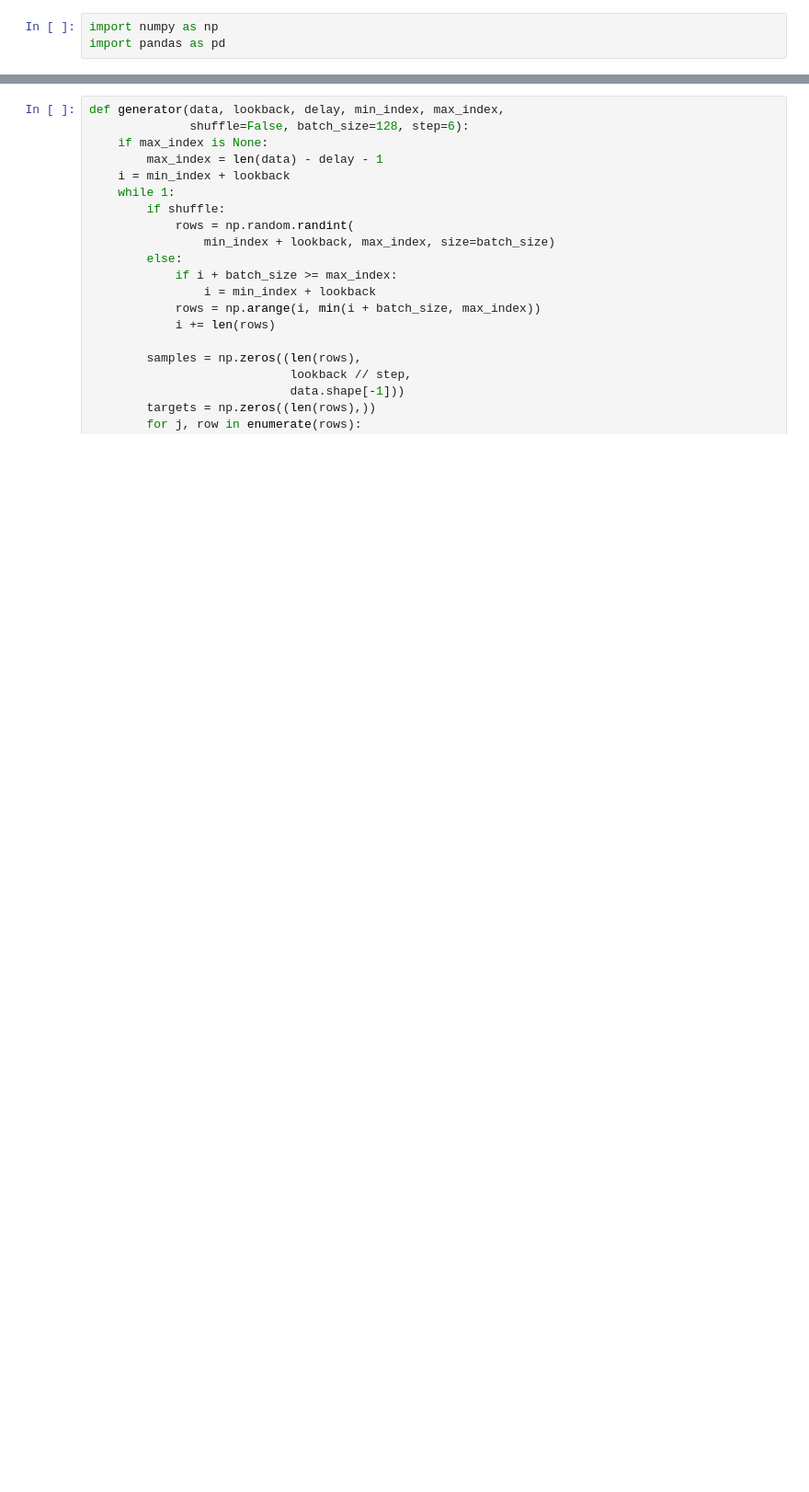
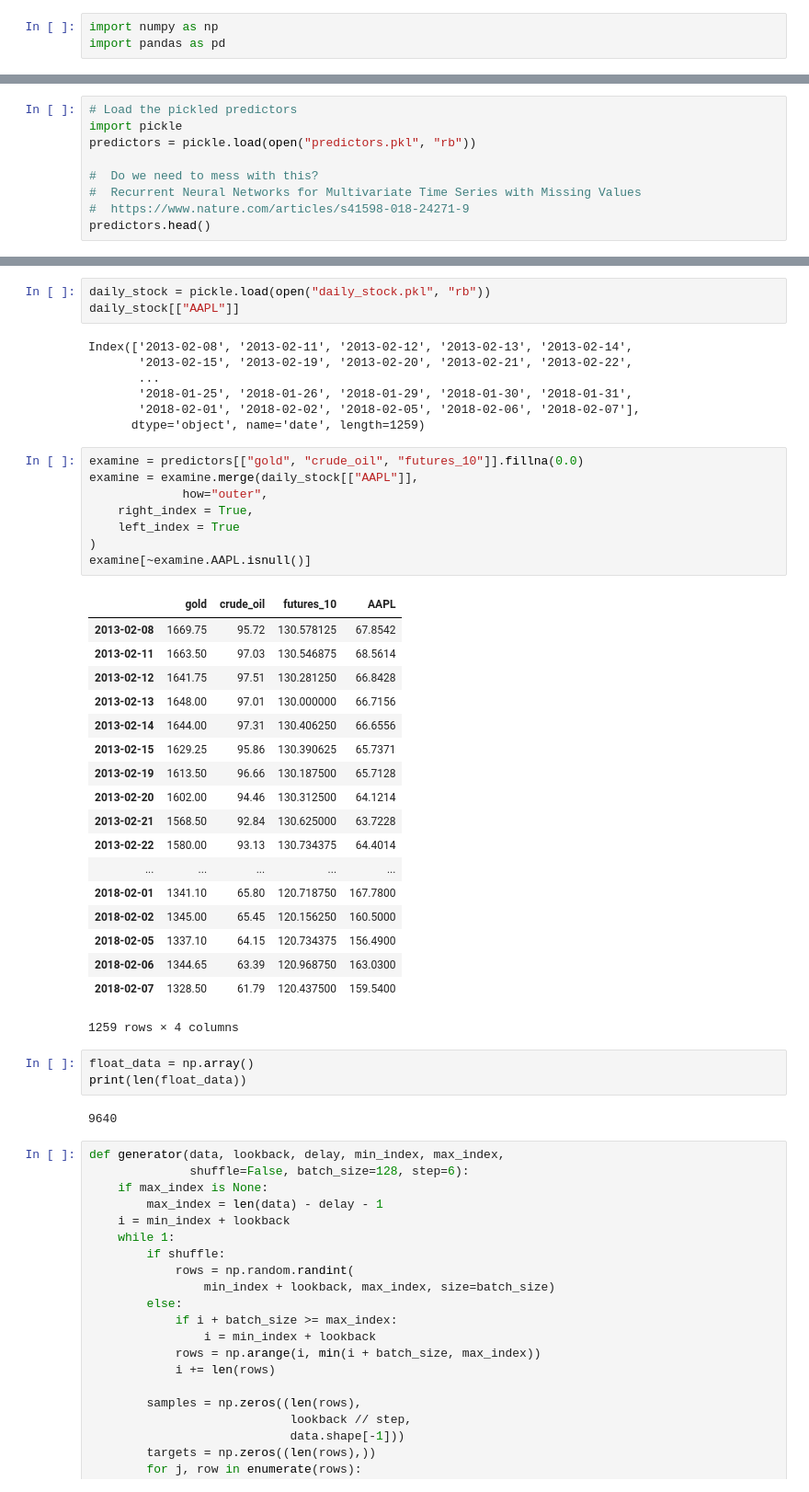
Before and after one commit to c-hamilton/data301_project, a Jupyter notebook: RNN.ipynb, the cells around one changed output, grey strips where cells are left out. Shown at 92% size. Saved outputs shown, nothing was run; the diff lists cells and outputs as text; blank space fills up the shorter version.

```diff
--- a/RNN.ipynb
+++ b/RNN.ipynb
@@ -13,0 +4,9 @@ float_data = np.array(aapl[["change", "volume"]])
+# %%
+# Load the pickled predictors
+import pickle
+predictors = pickle.load(open("predictors.pkl", "rb"))
+
+#  Do we need to mess with this?
+#  Recurrent Neural Networks for Multivariate Time Series with Missing Values
+#  https://www.nature.com/articles/s41598-018-24271-9
+predictors.head()
@@ -14,3 +21,45 @@ float_data = np.array(aapl[["change", "volume"]])
+# %%
+daily_stock = pickle.load(open("daily_stock.pkl", "rb"))
+daily_stock[["AAPL"]]
+# %% [output]
+Index(['2013-02-08', '2013-02-11', '2013-02-12', '2013-02-13', '2013-02-14',
+       '2013-02-15', '2013-02-19', '2013-02-20', '2013-02-21', '2013-02-22',
+       ...
+       '2018-01-25', '2018-01-26', '2018-01-29', '2018-01-30', '2018-01-31',
+       '2018-02-01', '2018-02-02', '2018-02-05', '2018-02-06', '2018-02-07'],
+      dtype='object', name='date', length=1259)
+# %%
+examine = predictors[["gold", "crude_oil", "futures_10"]].fillna(0.0)
+examine = examine.merge(daily_stock[["AAPL"]],
+             how="outer",
+    right_index = True,
+    left_index = True
+)
+examine[~examine.AAPL.isnull()]
+# %% [output]
+|  | gold | crude_oil | futures_10 | AAPL |
+| 2013-02-08 | 1669.75 | 95.72 | 130.578125 | 67.8542 |
+| 2013-02-11 | 1663.50 | 97.03 | 130.546875 | 68.5614 |
+| 2013-02-12 | 1641.75 | 97.51 | 130.281250 | 66.8428 |
+| 2013-02-13 | 1648.00 | 97.01 | 130.000000 | 66.7156 |
+| 2013-02-14 | 1644.00 | 97.31 | 130.406250 | 66.6556 |
+| 2013-02-15 | 1629.25 | 95.86 | 130.390625 | 65.7371 |
+| 2013-02-19 | 1613.50 | 96.66 | 130.187500 | 65.7128 |
+| 2013-02-20 | 1602.00 | 94.46 | 130.312500 | 64.1214 |
+| 2013-02-21 | 1568.50 | 92.84 | 130.625000 | 63.7228 |
+| 2013-02-22 | 1580.00 | 93.13 | 130.734375 | 64.4014 |
+| ... | ... | ... | ... | ... |
+| 2018-02-01 | 1341.10 | 65.80 | 120.718750 | 167.7800 |
+| 2018-02-02 | 1345.00 | 65.45 | 120.156250 | 160.5000 |
+| 2018-02-05 | 1337.10 | 64.15 | 120.734375 | 156.4900 |
+| 2018-02-06 | 1344.65 | 63.39 | 120.968750 | 163.0300 |
+| 2018-02-07 | 1328.50 | 61.79 | 120.437500 | 159.5400 |
+1259 rows × 4 columns
+# %%
+float_data = np.array()
+print(len(float_data))
+# %% [output]
+9640
 # %%
 def generator(data, lookback, delay, min_index, max_index,
               shuffle=False, batch_size=128, step=6):
```
Also changed, not shown: parts of 7 cells of this notebook, 3 other files.
